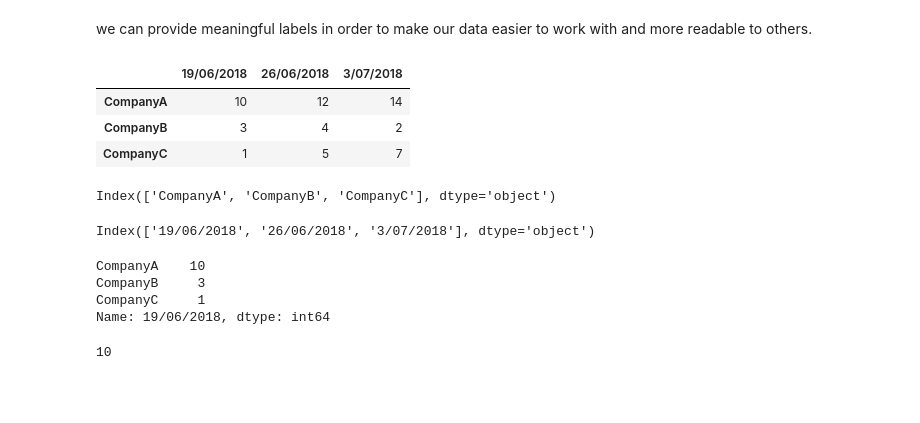
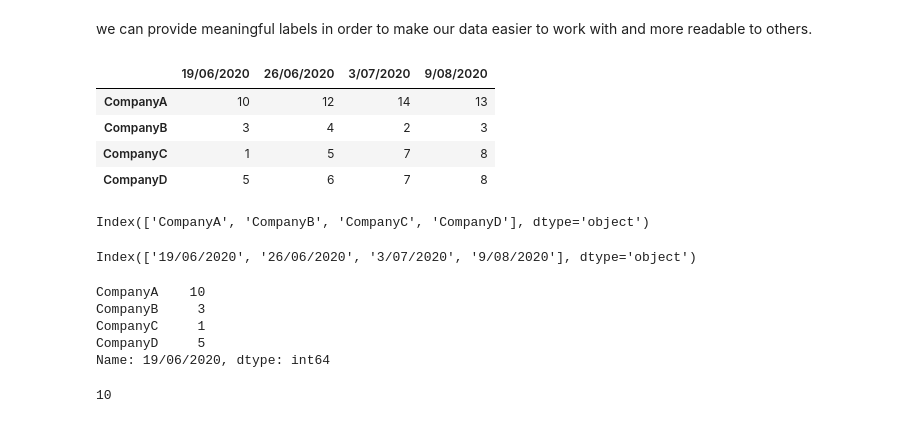
Before and after one commit to YoheiKo/py_basics, a Jupyter notebook: python_basics.ipynb, the cells around one changed output. Drawn from its saved outputs; the diff is of its cells as text; code cells hidden in the pictures; blank space fills up the shorter version.

```diff
--- a/python_basics.ipynb
+++ b/python_basics.ipynb
@@ -693,30 +681,32 @@ share_prices
 # %% [markdown]
  we can provide meaningful labels in order to make our data easier to work with and more readable to others.
 # %%
-prices = np.array([[10,12,14],[3,4,2],[1,5,7]])
-companies = ["CompanyA", "CompanyB", "CompanyC"]
-dates = ["19/06/2018", "26/06/2018", "3/07/2018"]
+prices = np.array([[10,12,14,13],[3,4,2,3],[1,5,7,8],[5,6,7,8]])
+companies = ["CompanyA", "CompanyB", "CompanyC","CompanyD"]
+dates = ["19/06/2020", "26/06/2020", "3/07/2020", "9/08/2020"]
 
 share_prices = pd.DataFrame(prices, index=companies, columns=dates)
 share_prices
 # %% [output]
-|  | 19/06/2018 | 26/06/2018 | 3/07/2018 |
-| CompanyA | 10 | 12 | 14 |
-| CompanyB | 3 | 4 | 2 |
-| CompanyC | 1 | 5 | 7 |
+|  | 19/06/2020 | 26/06/2020 | 3/07/2020 | 9/08/2020 |
+| CompanyA | 10 | 12 | 14 | 13 |
+| CompanyB | 3 | 4 | 2 | 3 |
+| CompanyC | 1 | 5 | 7 | 8 |
+| CompanyD | 5 | 6 | 7 | 8 |
 # %%
 share_prices.index
 # %% [output]
-Index(['CompanyA', 'CompanyB', 'CompanyC'], dtype='object')
+Index(['CompanyA', 'CompanyB', 'CompanyC', 'CompanyD'], dtype='object')
 # %%
 share_prices.columns
 # %% [output]
-Index(['19/06/2018', '26/06/2018', '3/07/2018'], dtype='object')
+Index(['19/06/2020', '26/06/2020', '3/07/2020', '9/08/2020'], dtype='object')
 # %%
-share_prices['19/06/2018']
+share_prices['19/06/2020']
 # %% [output]
 CompanyA    10
 CompanyB     3
 CompanyC     1
-Name: 19/06/2018, dtype: int64
+CompanyD     5
+Name: 19/06/2020, dtype: int64
 # %%
```
Also changed, not shown: parts of 148 cells of this notebook.
